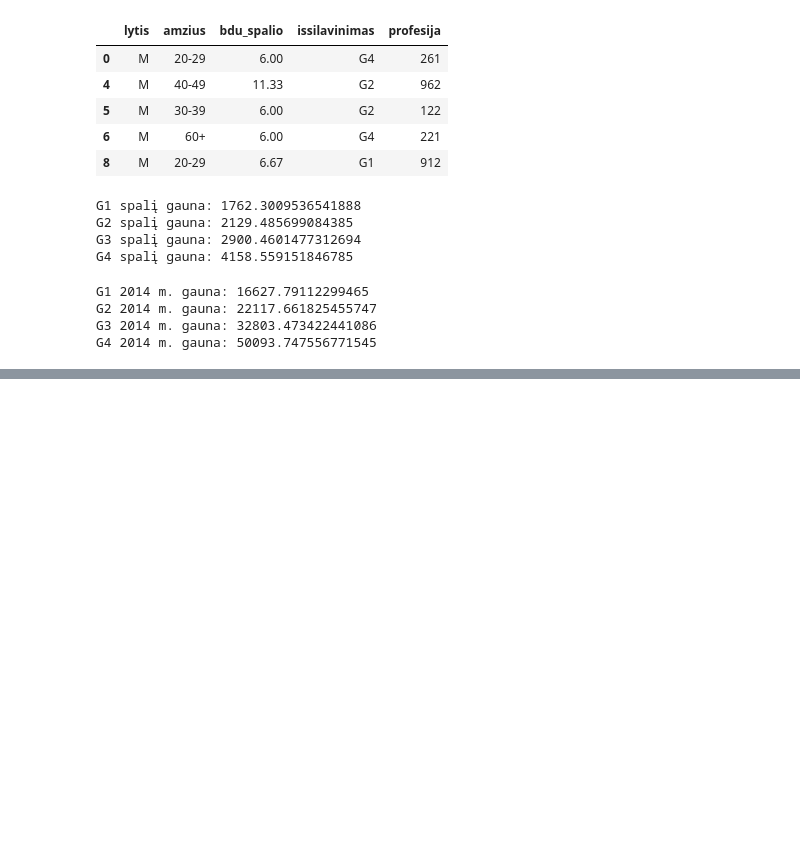
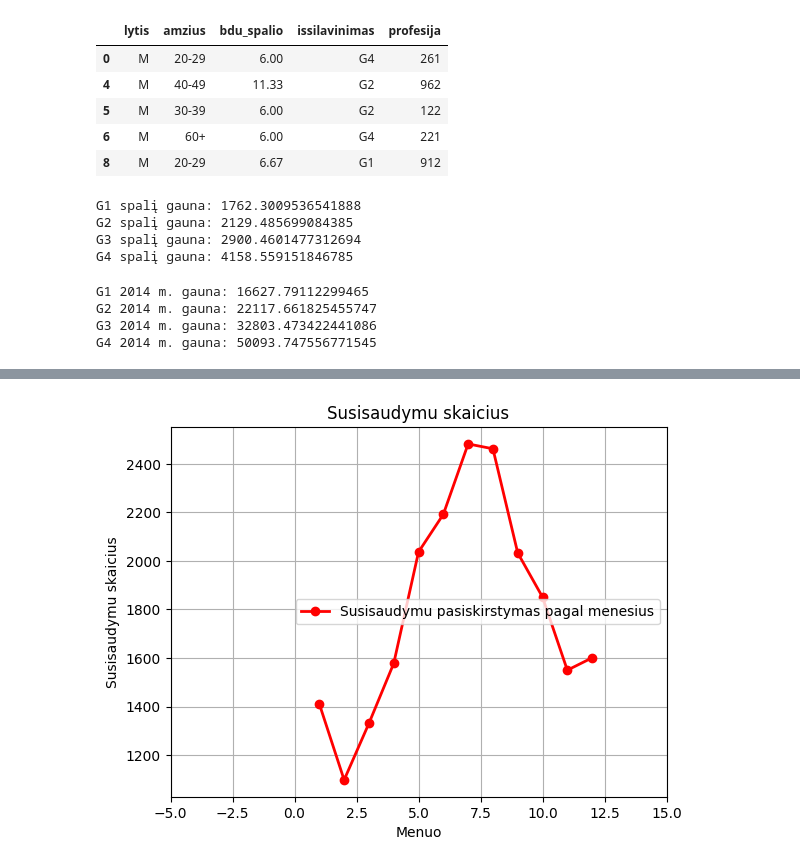
Before and after one commit to Vatakill/JupyterNotebooksR, a Jupyter notebook: pandos.ipynb, the cells around one changed output, grey strips where cells are left out. Saved outputs shown, nothing was run; the diff lists cells and outputs as text; code cells hidden in the pictures; blank space fills up the shorter version.

```diff
--- a/pandos.ipynb
+++ b/pandos.ipynb
@@ -228,0 +355,12 @@ G4 2014 m. gauna: 50093.747556771545
+# %%
+nypd = pd.read_csv('NYPD_Shooting.csv', sep=';', parse_dates={'DATA':['OCCUR_DATE', 'OCCUR_TIME']})
+nypd.head(3)
+# .dt modulis, veikia tik tada, jei
+#  stulpelis DataFrame yra datetime tipo
+nypd_small = nypd[['DATA', 'BORO', 'STATISTICAL_MURDER_FLAG']]
+nypd_small.head()
+nypd_small['MonthNr'] = nypd_small['DATA'].dt.month
+nypd_small['Hour'] = nypd_small['DATA'].dt.hour
+nypd_small['HR'] = nypd_small['DATA'].dt.round('H').dt.hour
+nypd_small['MthName'] = nypd_small['DATA'].dt.month_name()
+nypd_small.head(3)
@@ -228,0 +598,21 @@ G4 2014 m. gauna: 50093.747556771545
+# %%
+months = nypd_small['MonthNr'].value_counts().sort_index(ascending=True).index
+shootings = nypd_small['MonthNr'].value_counts().sort_index(ascending=True).values
+
+langas, grafikas = plt.subplots()
+
+grafikas.plot(months, shootings, label="Susisaudymu pasiskirstymas pagal menesius", linewidth = 2, marker = 'o', color = "red")
+
+# grafikas.set_xticks(months) # parodo visus asies rodiklius
+grafikas.set_xlim(-5, 15) # nurodo asies pradzia ir pabaiga
+grafikas.grid()
+
+grafikas.set_xlabel("Menuo")
+grafikas.set_ylabel("Susisaudymu skaicius")
+grafikas.set_title('Susisaudymu skaicius')
+
+grafikas.legend()
+
+plt.show()
+# %% [output]
+[figure, added]
```
Also changed, not shown: parts of 45 cells of this notebook.
